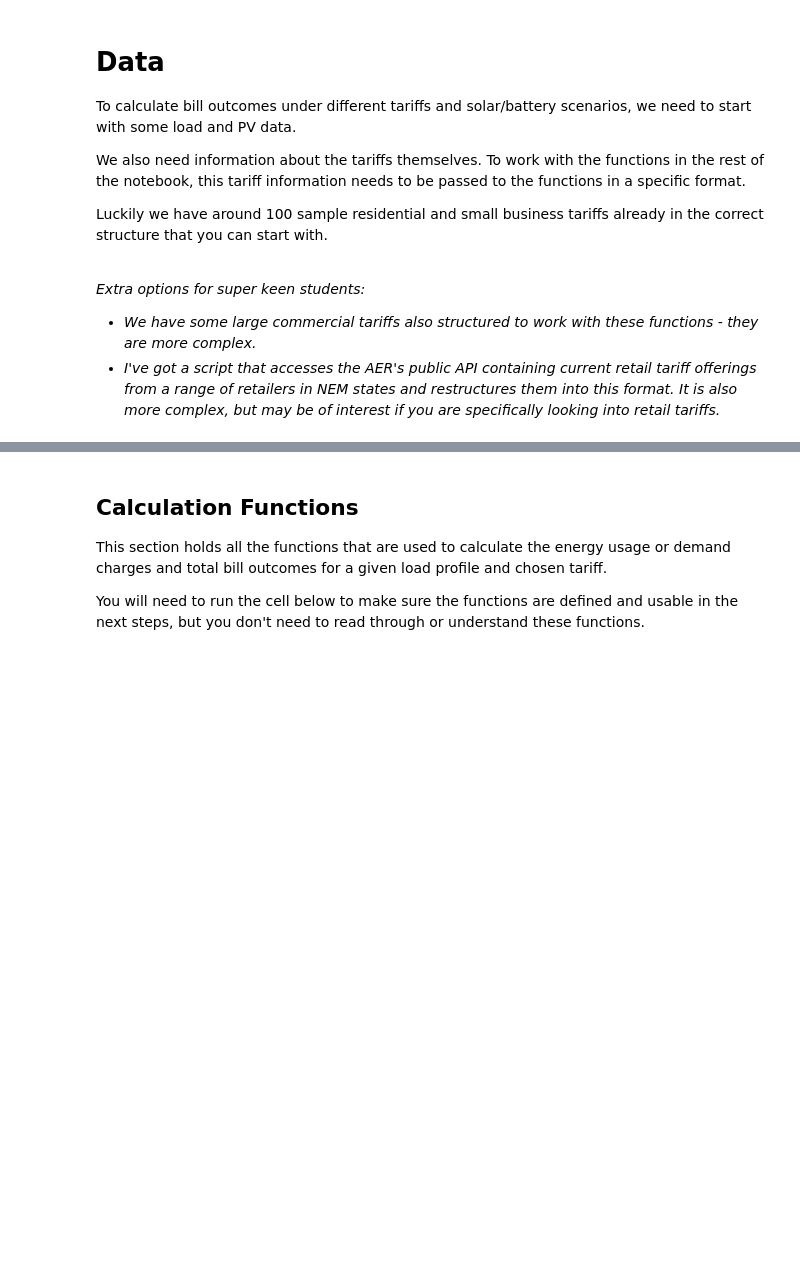
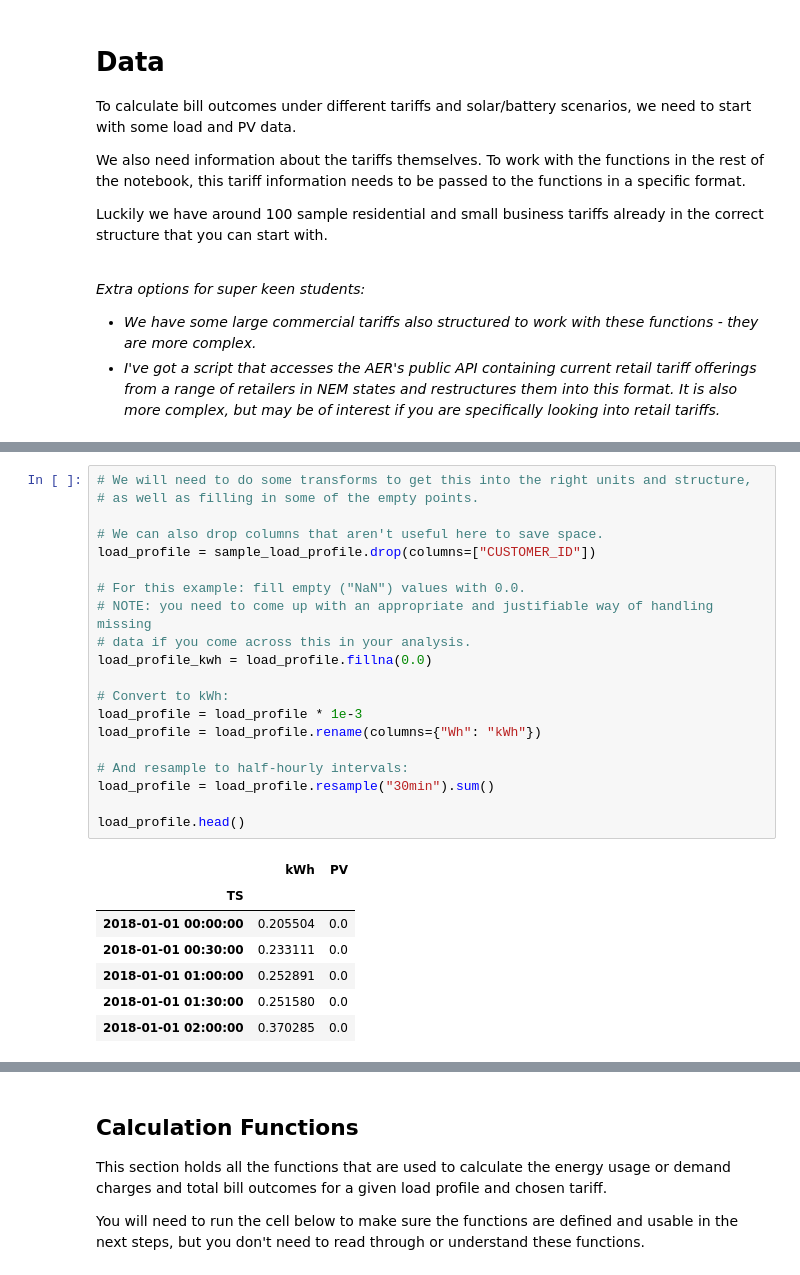
Before and after one commit to EllieKallmier/sola5050-t1-2025, a Jupyter notebook: Bill_calculator.ipynb, the cells around one changed output, grey strips where cells are left out. Cells and saved outputs as stored; diff of their text form; blank space fills up the shorter version.

```diff
--- a/Bill_calculator.ipynb
+++ b/Bill_calculator.ipynb
@@ -57,0 +96,28 @@ FileNotFoundError: [Errno 2] No such file or directory: 'tariff_data/sample_load
+# %%
+# We will need to do some transforms to get this into the right units and structure,
+# as well as filling in some of the empty points.
+
+# We can also drop columns that aren't useful here to save space.
+load_profile = sample_load_profile.drop(columns=["CUSTOMER_ID"])
+
+# For this example: fill empty ("NaN") values with 0.0.
+# NOTE: you need to come up with an appropriate and justifiable way of handling missing
+# data if you come across this in your analysis.
+load_profile_kwh = load_profile.fillna(0.0)
+
+# Convert to kWh:
+load_profile = load_profile * 1e-3
+load_profile = load_profile.rename(columns={"Wh": "kWh"})
+
+# And resample to half-hourly intervals:
+load_profile = load_profile.resample("30min").sum()
+
+load_profile.head()
+# %% [output]
+|  | kWh | PV |
+| TS |  |  |
+| 2018-01-01 00:00:00 | 0.205504 | 0.0 |
+| 2018-01-01 00:30:00 | 0.233111 | 0.0 |
+| 2018-01-01 01:00:00 | 0.252891 | 0.0 |
+| 2018-01-01 01:30:00 | 0.251580 | 0.0 |
+| 2018-01-01 02:00:00 | 0.370285 | 0.0 |
```
Also changed, not shown: parts of 9 cells of this notebook.
